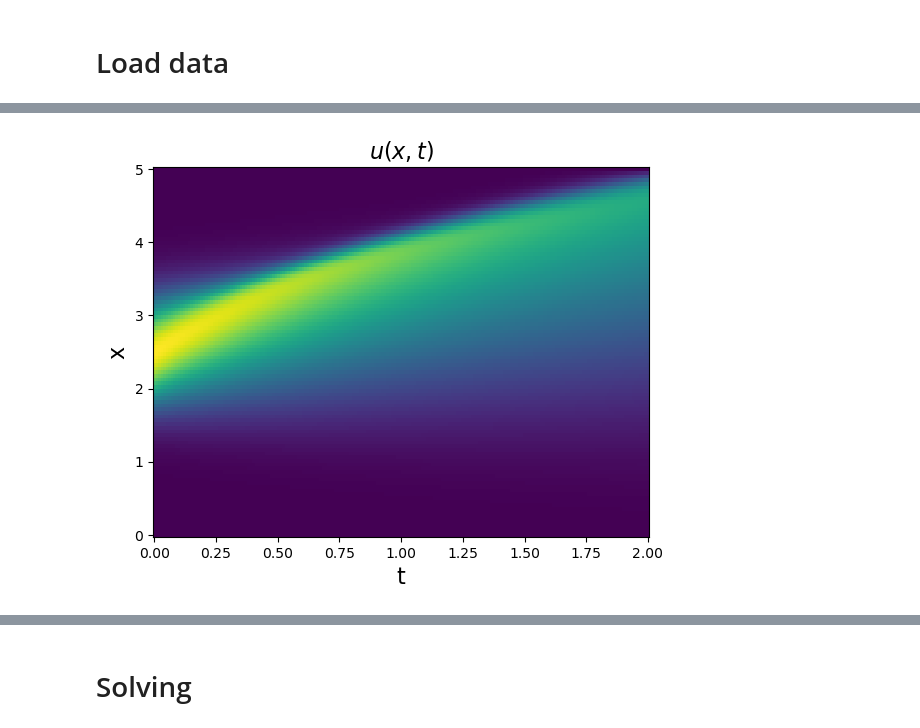
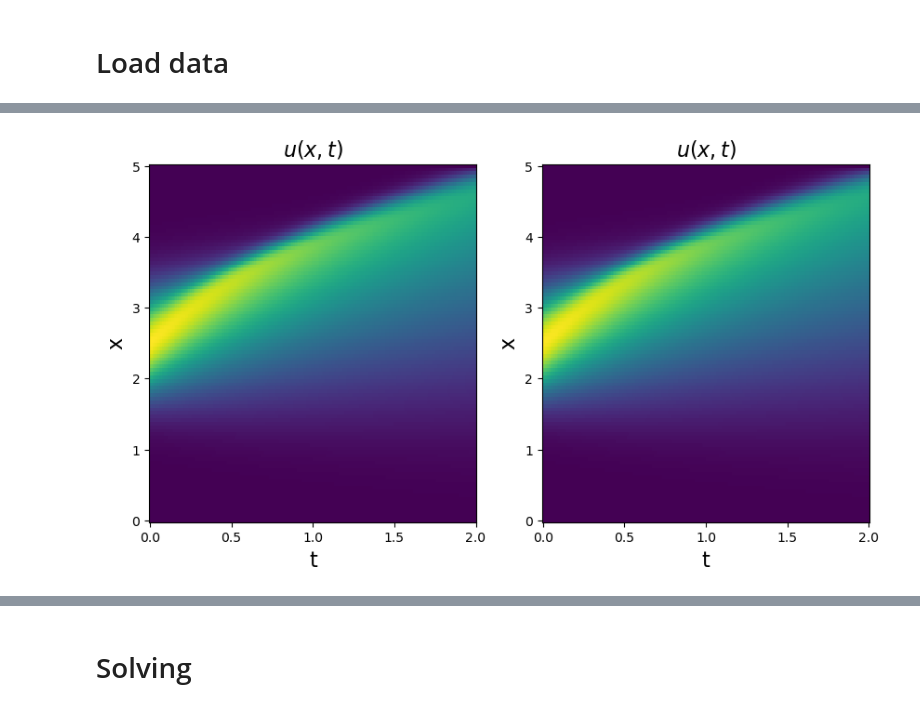
Before and after one commit to cpml-au/dctkit, a Jupyter notebook: examples/burgers.ipynb, the cells around one changed output, grey strips where cells are left out. Drawn from its saved outputs; the diff is of its cells as text; code cells hidden in the pictures.

```diff
--- a/examples/burgers.ipynb
+++ b/examples/burgers.ipynb
@@ -20,52 +54,48 @@ config()
+# %%
+def main_run_FDM(u,x, dt, dx, nu, max_time_iter):
+    for t in range(max_time_iter):
+        u[1:-1, t+1] = u[1:-1, t] + dt * (nu * (u[2:, t] - 2 * u[1:-1, t] + u[:-2, t]) / dx**2
+                   - 0.25 * (u[2:, t]**2 - u[:-2, t]**2) / dx)
+        #diffusion = epsilon * (u[2:, t] - 2 * u[1:-1, t] + u[:-2, t]) / dx**2
+        #flux = (u[2:, t]**2 - u[:-2, t]**2) /(4*dx)
+        #u[1:-1, t+1] = 1/2*(u[2:, t] + u[:-2, t]) + dt * (diffusion - flux)
+        #print(np.linalg.norm(u[:,t+1]))
+    return u
 # %%
-# Define and calculate constants and parameters
+# Array containing velocity
+u = np.zeros([nx, nt])
+u_norm = np.zeros([nx_norm, nt_norm])
 
-#Viscosity
-# number between 0.003 and 0.3 (to maintain numerical stability)
-epsilon_exp = 0.06
+# Initial condition
+u[:, 0] = u_0
+# Boundary condition at x=0
+u[0, :] = 0
+# Boundary condition at x=xmax
+u[-1, :] = 0
 
-# Total size
-xmax = 5
-# Total time
-tmax = 2
+u = main_run_FDM(u, x,dt, dx, nu, nt-1)
 
-# Number of spatial grid points
-nx_exp = 100
-# Temporal resolution
-dt_exp = 0.01
+# Initial condition
+u_norm[:, 0] = u_0/umax
+# Boundary condition at x=0
+u_norm[0, :] = 0
+# Boundary condition at x=xmax
+u_norm[-1, :] = 0
+u_norm = main_run_FDM(u_norm, x_norm,dt_norm, dx_norm, nu_norm, nt_norm-1)
 
-# Position vector
-x_exp = np.linspace(0, xmax, nx_exp)
-#  Number of temporal grid points
-nt_exp = int(tmax / dt_exp)
-# Spatial resolution
-dx_exp = xmax / nx_exp
-# Vector containing time points
-t_exp = np.linspace(0, tmax, nt_exp)
-# Array containing velocity
-u_exp = np.zeros([nx_exp, nt_exp])
-
-def main_run_FDM(x,u, dt, dx, epsilon, max_time_iter):
-    for t in range(max_time_iter):
-        u[1:-1, t+1] = u[1:-1, t] + dt * (epsilon * (u[2:, t] - 2 * u[1:-1, t] + u[:-2, t]) / dx**2
-                   - 0.25 * (u[2:, t]**2 - u[:-2, t]**2) / dx)
-        #diffusion = epsilon * (u[2:, t] - 2 * u[1:-1, t] + u[:-2, t]) / dx**2
-        #flux = (u[2:, t]**2 - u[:-2, t]**2) /(4*dx)
-        #u[1:-1, t+1] = 1/2*(u[2:, t] + u[:-2, t]) + dt * (diffusion - flux)
-        #print(np.linalg.norm(u[:,t+1]))
-    return u
+# rescale and plot
+u_rescaled = u_norm*umax
 
 
-u_exp[:, 0] = 2 * np.exp(-2 * (x_exp - 0.5 * xmax)**2)  # Initial condition
-u_exp[0, :] = 0  # Boundary condition at x=0
-u_exp[-1, :] = 0  #  Boundary condition at x=xmax
-
-u_exp = main_run_FDM(x_exp, u_exp,dt_exp, dx_exp, epsilon_exp, nt_exp-1)
-
-plt.pcolormesh(t_exp, x_exp, u_exp)
-plt.xlabel('t', fontsize=16)
-plt.ylabel('x', fontsize=16)
-plt.title(r'$u(x, t)$', fontsize=16)
+fig1, ax = plt.subplots(1, 2, figsize=(10, 5))
+ax[0].pcolormesh(t, x, u)
+ax[1].pcolormesh(t,x,u_rescaled)
+ax[0].set_xlabel('t', fontsize=16)
+ax[0].set_ylabel('x', fontsize=16)
+ax[0].set_title(r'$u(x, t)$', fontsize=16)
+ax[1].set_xlabel('t', fontsize=16)
+ax[1].set_ylabel('x', fontsize=16)
+ax[1].set_title(r'$u(x, t)$', fontsize=16)
 plt.show()
 # %% [output]
-[figure, old version]
+[figure, new version]
```
Also changed, not shown: parts of 24 cells of this notebook.
